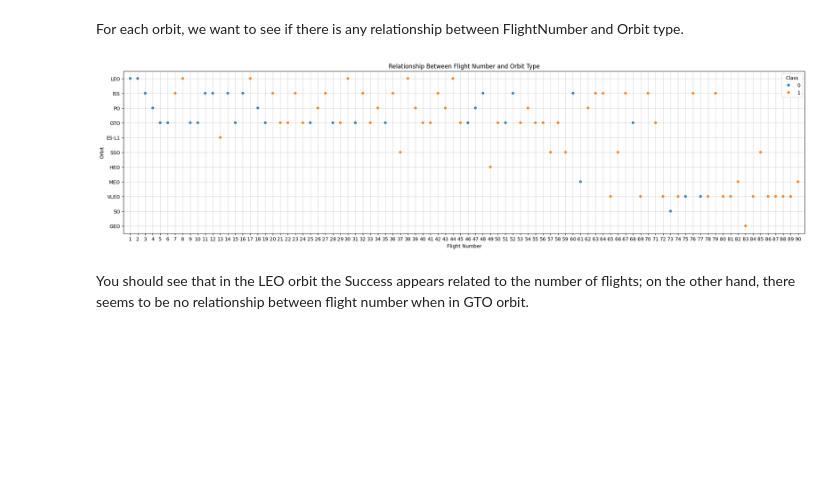
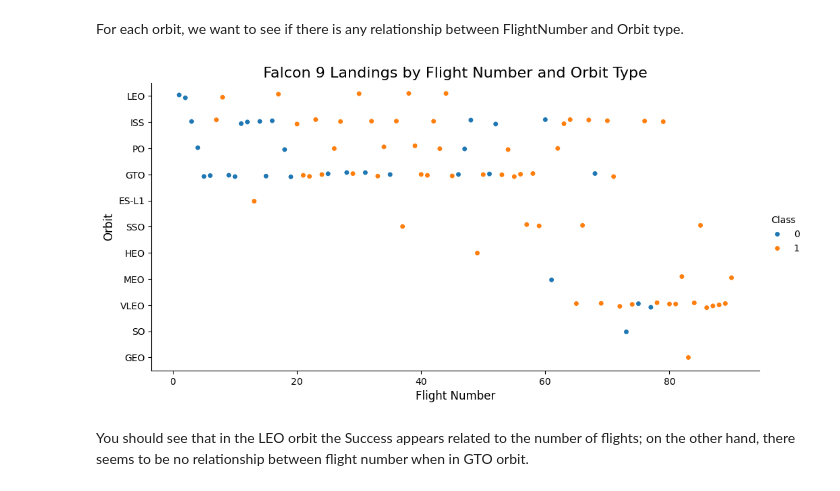
Before and after one commit to hacklert/spaceX, a Jupyter notebook: eda-visualizations.ipynb, the cells around one changed output. Drawn from its saved outputs; the diff is of its cells as text; code cells hidden in the pictures; blank space fills up the shorter version.

```diff
--- a/eda-visualizations.ipynb
+++ b/eda-visualizations.ipynb
@@ -155,17 +152,14 @@ Analyze the ploted bar chart try to find which orbits have high sucess rate.
 # %% [markdown]
 For each orbit, we want to see if there is any relationship between FlightNumber and Orbit type.
 # %%
-plt.figure(figsize=(25, 6))
-sns.scatterplot(x='FlightNumber', y='Orbit', hue='Class', data=df)
-plt.title('Relationship Between Flight Number and Orbit Type')
-plt.xticks(df['FlightNumber'])
-plt.xlabel('Flight Number')
-plt.ylabel('Orbit')
-plt.grid(alpha=0.5)
-plt.margins(x=0.01)
+sns.catplot(x='FlightNumber', y='Orbit', hue='Class', data=df, aspect=2)
+plt.title('Falcon 9 Landings by Flight Number and Orbit Type', fontsize=16)
+plt.xlabel('Flight Number', fontsize=12)
+plt.ylabel('Orbit', fontsize=12)
+plt.margins(x=0.05)
 plt.show()
 # %% [output]
-[figure, old version]
+[figure, new version]
 # %% [markdown]
 You should see that in the LEO orbit the Success appears related to the number of flights; on the other hand, there seems to be no relationship between flight number when in GTO orbit.
 # %% [markdown]
```
Also changed, not shown: parts of 7 cells of this notebook.
